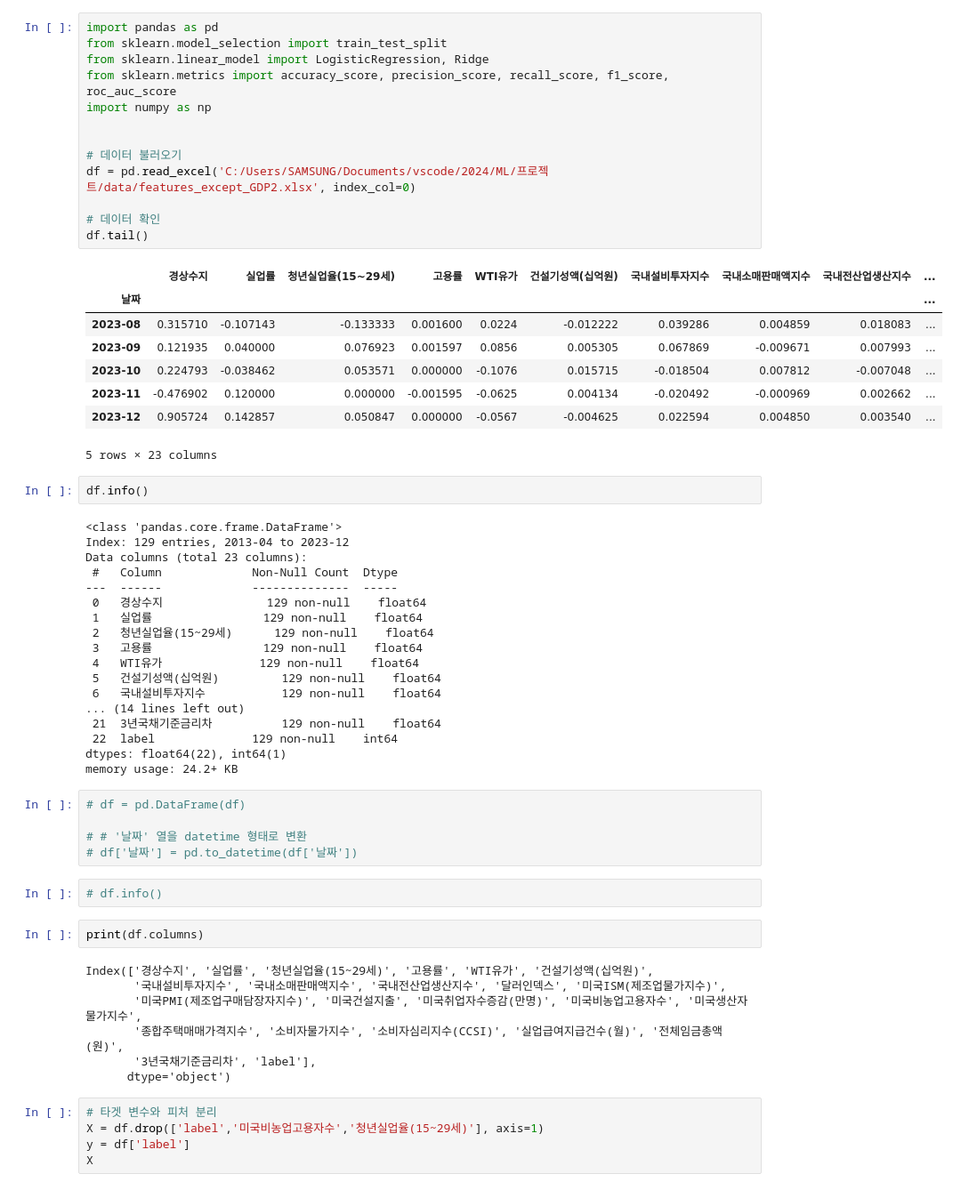
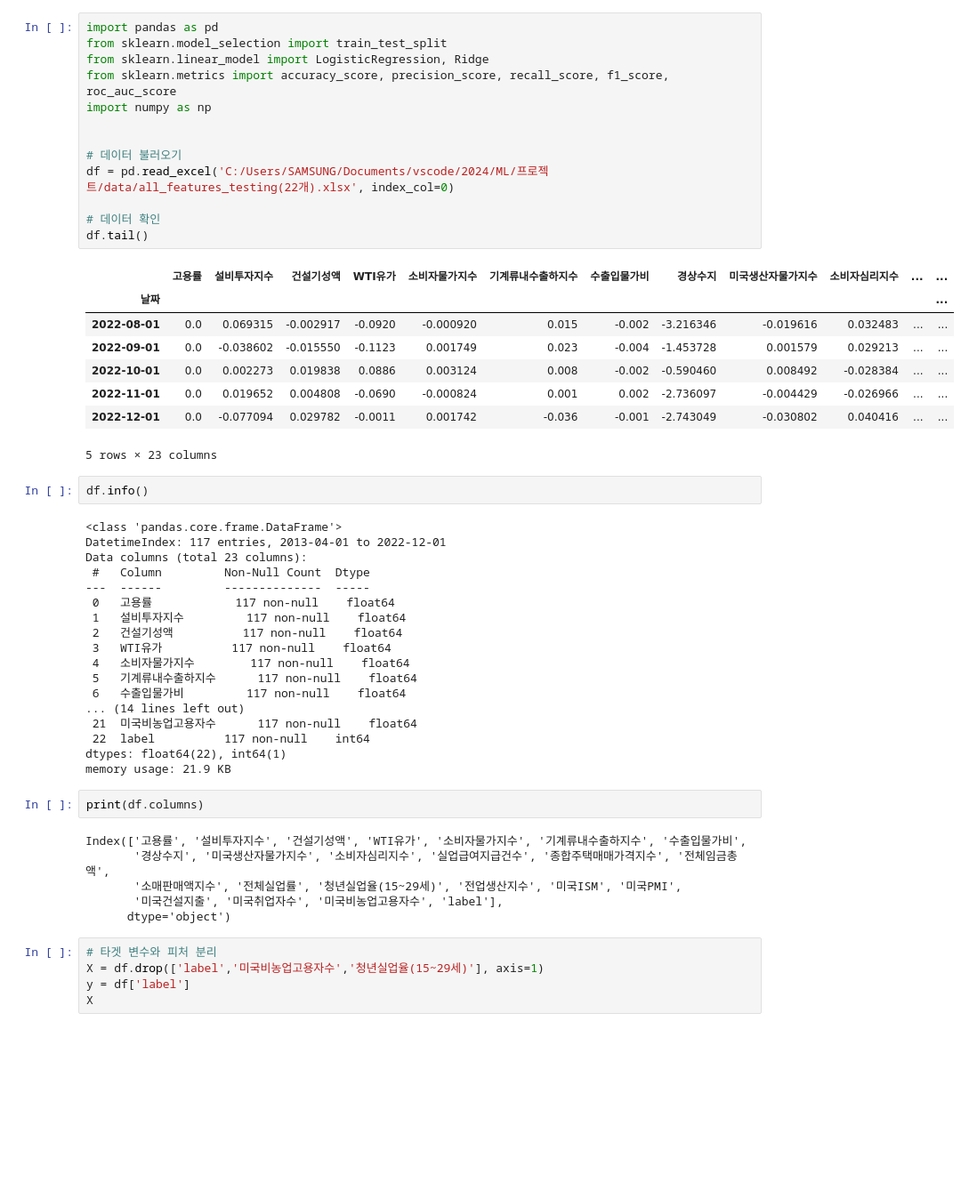
Before and after one commit to kimsierra/vscode, a Jupyter notebook: 2024/ML/프로젝트/코드/Chat.ipynb, the cells around one changed output. Shown at 89% size. Cells and saved outputs as stored; diff of their text form; blank space fills up the shorter version.

```diff
--- a/2024/ML/프로젝트/코드/Chat.ipynb
+++ b/2024/ML/프로젝트/코드/Chat.ipynb
@@ -1,60 +1,52 @@
 # %%
 import pandas as pd
 from sklearn.model_selection import train_test_split
 from sklearn.linear_model import LogisticRegression, Ridge
 from sklearn.metrics import accuracy_score, precision_score, recall_score, f1_score, roc_auc_score
 import numpy as np
 
 
 # 데이터 불러오기
-df = pd.read_excel('C:/Users/SAMSUNG/Documents/vscode/2024/ML/프로젝트/data/features_except_GDP2.xlsx', index_col=0)
+df = pd.read_excel('C:/Users/SAMSUNG/Documents/vscode/2024/ML/프로젝트/data/all_features_testing(22개).xlsx', index_col=0)
 
 # 데이터 확인
 df.tail()
 # %% [output]
-|  | 경상수지 | 실업률 | 청년실업율(15~29세) | 고용률 | WTI유가 | 건설기성액(십억원) | 국내설비투자지수 | 국내소매판매액지수 | 국내전산업생산지수 | ... |
-| 날짜 |  |  |  |  |  |  |  |  |  | ... |
-| 2023-08 | 0.315710 | -0.107143 | -0.133333 | 0.001600 | 0.0224 | -0.012222 | 0.039286 | 0.004859 | 0.018083 | ... |
-| 2023-09 | 0.121935 | 0.040000 | 0.076923 | 0.001597 | 0.0856 | 0.005305 | 0.067869 | -0.009671 | 0.007993 | ... |
-| 2023-10 | 0.224793 | -0.038462 | 0.053571 | 0.000000 | -0.1076 | 0.015715 | -0.018504 | 0.007812 | -0.007048 | ... |
-| 2023-11 | -0.476902 | 0.120000 | 0.000000 | -0.001595 | -0.0625 | 0.004134 | -0.020492 | -0.000969 | 0.002662 | ... |
-| 2023-12 | 0.905724 | 0.142857 | 0.050847 | 0.000000 | -0.0567 | -0.004625 | 0.022594 | 0.004850 | 0.003540 | ... |
+|  | 고용률 | 설비투자지수 | 건설기성액 | WTI유가 | 소비자물가지수 | 기계류내수출하지수 | 수출입물가비 | 경상수지 | 미국생산자물가지수 | 소비자심리지수 | ... | ... |
+| 날짜 |  |  |  |  |  |  |  |  |  |  |  | ... |
+| 2022-08-01 | 0.0 | 0.069315 | -0.002917 | -0.0920 | -0.000920 | 0.015 | -0.002 | -3.216346 | -0.019616 | 0.032483 | ... | ... |
+| 2022-09-01 | 0.0 | -0.038602 | -0.015550 | -0.1123 | 0.001749 | 0.023 | -0.004 | -1.453728 | 0.001579 | 0.029213 | ... | ... |
+| 2022-10-01 | 0.0 | 0.002273 | 0.019838 | 0.0886 | 0.003124 | 0.008 | -0.002 | -0.590460 | 0.008492 | -0.028384 | ... | ... |
+| 2022-11-01 | 0.0 | 0.019652 | 0.004808 | -0.0690 | -0.000824 | 0.001 | 0.002 | -2.736097 | -0.004429 | -0.026966 | ... | ... |
+| 2022-12-01 | 0.0 | -0.077094 | 0.029782 | -0.0011 | 0.001742 | -0.036 | -0.001 | -2.743049 | -0.030802 | 0.040416 | ... | ... |
 5 rows × 23 columns
 # %%
 df.info()
 # %% [output]
 <class 'pandas.core.frame.DataFrame'>
-Index: 129 entries, 2013-04 to 2023-12
+DatetimeIndex: 117 entries, 2013-04-01 to 2022-12-01
 Data columns (total 23 columns):
- #   Column             Non-Null Count  Dtype
----  ------             --------------  -----
- 0   경상수지               129 non-null    float64
- 1   실업률                129 non-null    float64
- 2   청년실업율(15~29세)      129 non-null    float64
- 3   고용률                129 non-null    float64
- 4   WTI유가              129 non-null    float64
- 5   건설기성액(십억원)         129 non-null    float64
- 6   국내설비투자지수           129 non-null    float64
+ #   Column         Non-Null Count  Dtype
+---  ------         --------------  -----
+ 0   고용률            117 non-null    float64
+ 1   설비투자지수         117 non-null    float64
+ 2   건설기성액          117 non-null    float64
+ 3   WTI유가          117 non-null    float64
+ 4   소비자물가지수        117 non-null    float64
+ 5   기계류내수출하지수      117 non-null    float64
+ 6   수출입물가비         117 non-null    float64
 ... (14 lines left out)
- 21  3년국채기준금리차          129 non-null    float64
- 22  label              129 non-null    int64
+ 21  미국비농업고용자수      117 non-null    float64
+ 22  label          117 non-null    int64
 dtypes: float64(22), int64(1)
-memory usage: 24.2+ KB
+memory usage: 21.9 KB
-# %%
-# df = pd.DataFrame(df)
-
-# # '날짜' 열을 datetime 형태로 변환
-# df['날짜'] = pd.to_datetime(df['날짜'])
-# %%
-# df.info()
 # %%
 print(df.columns)
 # %% [output]
-Index(['경상수지', '실업률', '청년실업율(15~29세)', '고용률', 'WTI유가', '건설기성액(십억원)',
-       '국내설비투자지수', '국내소매판매액지수', '국내전산업생산지수', '달러인덱스', '미국ISM(제조업물가지수)',
-       '미국PMI(제조업구매담장자지수)', '미국건설지출', '미국취업자수증감(만명)', '미국비농업고용자수', '미국생산자물가지수',
-       '종합주택매매가격지수', '소비자물가지수', '소비자심리지수(CCSI)', '실업급여지급건수(월)', '전체임금총액(원)',
-       '3년국채기준금리차', 'label'],
+Index(['고용률', '설비투자지수', '건설기성액', 'WTI유가', '소비자물가지수', '기계류내수출하지수', '수출입물가비',
+       '경상수지', '미국생산자물가지수', '소비자심리지수', '실업급여지급건수', '종합주택매매가격지수', '전체임금총액',
+       '소매판매액지수', '전체실업률', '청년실업율(15~29세)', '전업생산지수', '미국ISM', '미국PMI',
+       '미국건설지출', '미국취업자수', '미국비농업고용자수', 'label'],
       dtype='object')
 # %%
 # 타겟 변수와 피처 분리
```
Also changed, not shown: 7 other files.
